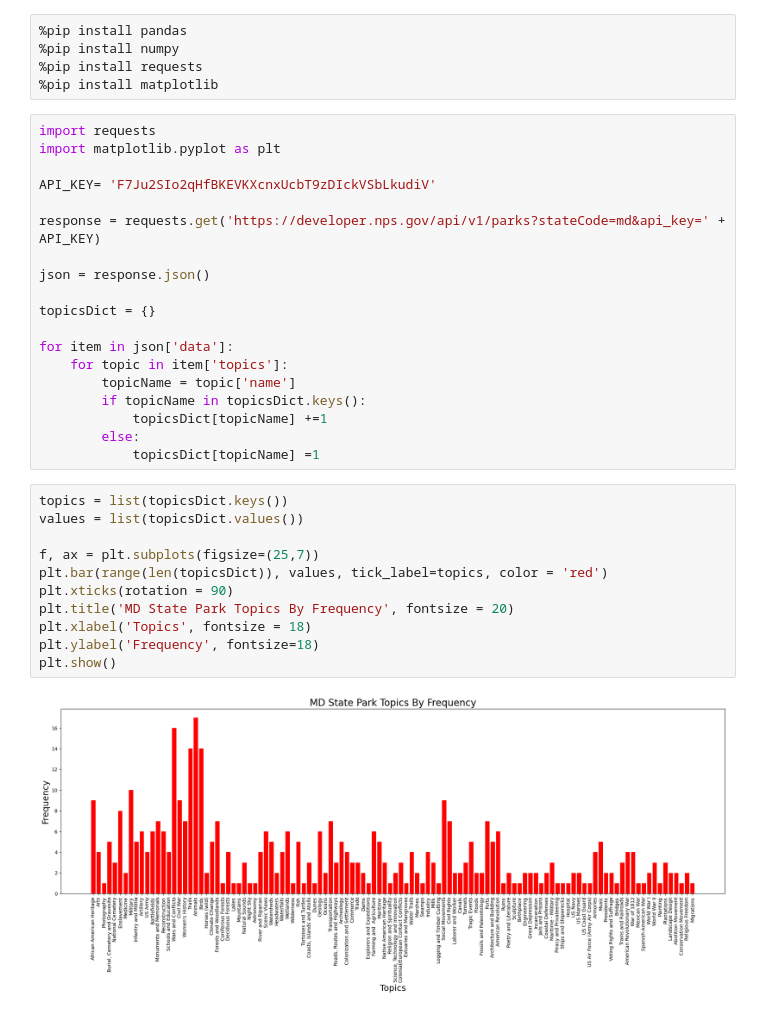
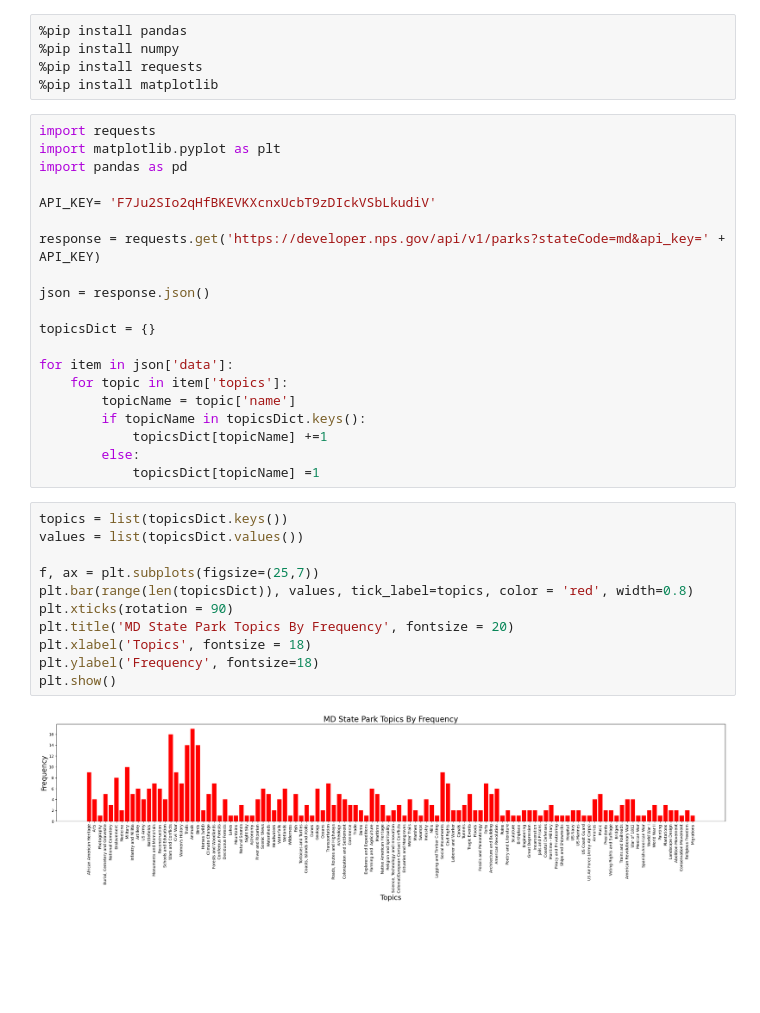
Before and after one commit to mederickg/414DataAssignments, a Jupyter notebook: assignment1Module1/nationalParks.ipynb, the cells around one changed output. Cells and saved outputs as stored; diff of their text form; blank space fills up the shorter version.

```diff
--- a/assignment1Module1/nationalParks.ipynb
+++ b/assignment1Module1/nationalParks.ipynb
@@ -6,6 +6,7 @@
 # %%
 import requests
 import matplotlib.pyplot as plt
+import pandas as pd
 
 API_KEY= 'F7Ju2SIo2qHfBKEVKXcnxUcbT9zDIckVSbLkudiV'
 
@@ -25,13 +26,13 @@ for item in json['data']:
 # %%
 topics = list(topicsDict.keys())
 values = list(topicsDict.values())
 
 f, ax = plt.subplots(figsize=(25,7))
-plt.bar(range(len(topicsDict)), values, tick_label=topics, color = 'red')
+plt.bar(range(len(topicsDict)), values, tick_label=topics, color = 'red', width=0.8)
 plt.xticks(rotation = 90)
 plt.title('MD State Park Topics By Frequency', fontsize = 20)
 plt.xlabel('Topics', fontsize = 18)
 plt.ylabel('Frequency', fontsize=18)
 plt.show()
 # %% [output]
-[figure, old version]
+[figure, new version]
```
Also changed, not shown: parts of 1 cell of this notebook, 6 other files.
